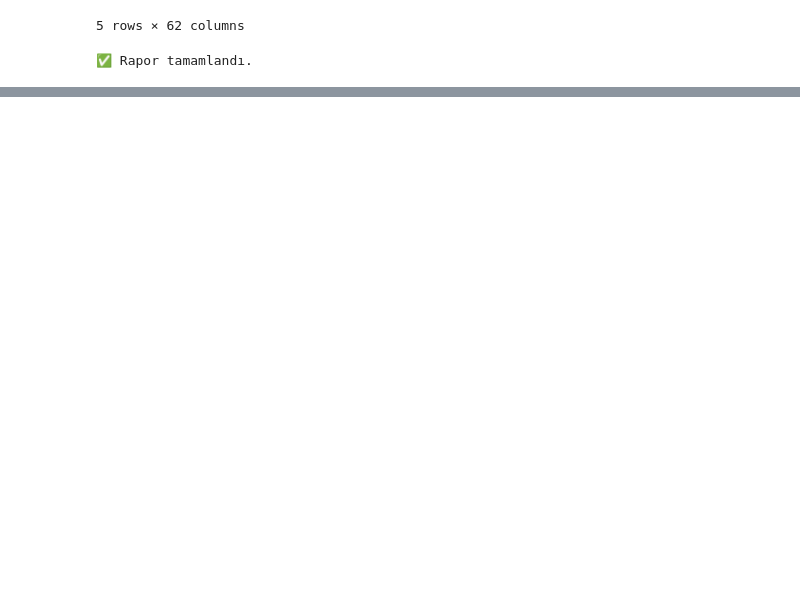
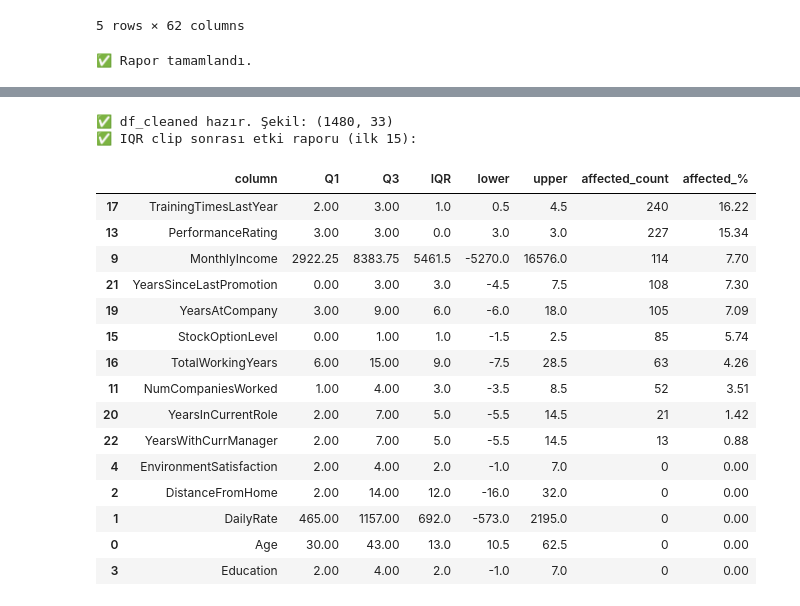
Before and after one commit to Seldarzu/employee-attrition-eda, a Jupyter notebook: 01_data_exploration_arzu.ipynb, the cells around one changed output, grey strips where cells are left out. Cells and saved outputs as stored; diff of their text form; code cells hidden in the pictures; blank space fills up the shorter version.

```diff
--- a/01_data_exploration_arzu.ipynb
+++ b/01_data_exploration_arzu.ipynb
@@ -770,0 +718,74 @@ Tebrikler Arzu — senin yaptığın anali
+# %%
+# === IQR kapama + etki raporu (sağlam kurulumlu) ===
+import numpy as np
+import pandas as pd
+
+# 0) Ön koşullar: df ve hedef kolon var mı?
+assert 'df' in globals(), "Önce veri yükleme hücresini çalıştırıp df'i oluşturmalısın."
+target_col = "Attrition"
+assert target_col in df.columns, f"{target_col} kolonu df içinde bulunamadı."
+
+# 1) df_cleaned yoksa yeniden kur
+if 'df_cleaned' not in globals():
+    drop_cols = ['EmployeeCount', 'StandardHours', 'Over18', 'EmpID', 'EmployeeNumber']
+    df_cleaned = df.drop(columns=drop_cols, errors='ignore').copy()
+    if 'YearsWithCurrManager' in df_cleaned.columns:
+        df_cleaned['YearsWithCurrManager'] = df_cleaned['YearsWithCurrManager'] \
+            .fillna(df_cleaned['YearsWithCurrManager'].median())
+
+print("✅ df_cleaned hazır. Şekil:", df_cleaned.shape)
+
+# 2) IQR kapama (clip) ve etki raporu
+df_capped = df_cleaned.copy()
+num_cols = df_capped.select_dtypes(include=["int64","float64"]).columns.tolist()
+
+iqr_rows = []
+for col in num_cols:
+    s = df_capped[col].dropna()
+    if s.empty:
+        continue
+    q1, q3 = s.quantile([0.25, 0.75])
+    iqr = q3 - q1
+    lower = q1 - 1.5 * iqr
+    upper = q3 + 1.5 * iqr
+
+    before = df_capped[col].copy()
+    df_capped[col] = df_capped[col].clip(lower=lower, upper=upper)
+
+    affected = int((before != df_capped[col]).sum())
+    iqr_rows.append({
+        "column": col,
+        "Q1": float(q1), "Q3": float(q3), "IQR": float(iqr),
+        "lower": float(lower), "upper": float(upper),
+        "affected_count": affected,
+        "affected_%": round(100 * affected / len(before.dropna()), 2) if len(before.dropna())>0 else 0.0
+    })
+
+iqr_df = pd.DataFrame(iqr_rows).sort_values("affected_count", ascending=False)
+
+print("✅ IQR clip sonrası etki raporu (ilk 15):")
+display(iqr_df.head(15))
+
+# (İsteğe bağlı) Sonradan kullanmak için sakla:
+# iqr_df.to_csv("reports/iqr_effect_report.csv", index=False)
+
+# df_capped bundan sonra görselleştirmede kullanılabilir (boxplot vs.)
+# %% [output]
+✅ df_cleaned hazır. Şekil: (1480, 33)
+✅ IQR clip sonrası etki raporu (ilk 15):
+|  | column | Q1 | Q3 | IQR | lower | upper | affected_count | affected_% |
+| 17 | TrainingTimesLastYear | 2.00 | 3.00 | 1.0 | 0.5 | 4.5 | 240 | 16.22 |
+| 13 | PerformanceRating | 3.00 | 3.00 | 0.0 | 3.0 | 3.0 | 227 | 15.34 |
+| 9 | MonthlyIncome | 2922.25 | 8383.75 | 5461.5 | -5270.0 | 16576.0 | 114 | 7.70 |
+| 21 | YearsSinceLastPromotion | 0.00 | 3.00 | 3.0 | -4.5 | 7.5 | 108 | 7.30 |
+| 19 | YearsAtCompany | 3.00 | 9.00 | 6.0 | -6.0 | 18.0 | 105 | 7.09 |
+| 15 | StockOptionLevel | 0.00 | 1.00 | 1.0 | -1.5 | 2.5 | 85 | 5.74 |
+| 16 | TotalWorkingYears | 6.00 | 15.00 | 9.0 | -7.5 | 28.5 | 63 | 4.26 |
+| 11 | NumCompaniesWorked | 1.00 | 4.00 | 3.0 | -3.5 | 8.5 | 52 | 3.51 |
+| 20 | YearsInCurrentRole | 2.00 | 7.00 | 5.0 | -5.5 | 14.5 | 21 | 1.42 |
+| 22 | YearsWithCurrManager | 2.00 | 7.00 | 5.0 | -5.5 | 14.5 | 13 | 0.88 |
+| 4 | EnvironmentSatisfaction | 2.00 | 4.00 | 2.0 | -1.0 | 7.0 | 0 | 0.00 |
+| 2 | DistanceFromHome | 2.00 | 14.00 | 12.0 | -16.0 | 32.0 | 0 | 0.00 |
+| 1 | DailyRate | 465.00 | 1157.00 | 692.0 | -573.0 | 2195.0 | 0 | 0.00 |
+| 0 | Age | 30.00 | 43.00 | 13.0 | 10.5 | 62.5 | 0 | 0.00 |
+| 3 | Education | 2.00 | 4.00 | 2.0 | -1.0 | 7.0 | 0 | 0.00 |
```
Also changed, not shown: parts of 9 cells of this notebook.
